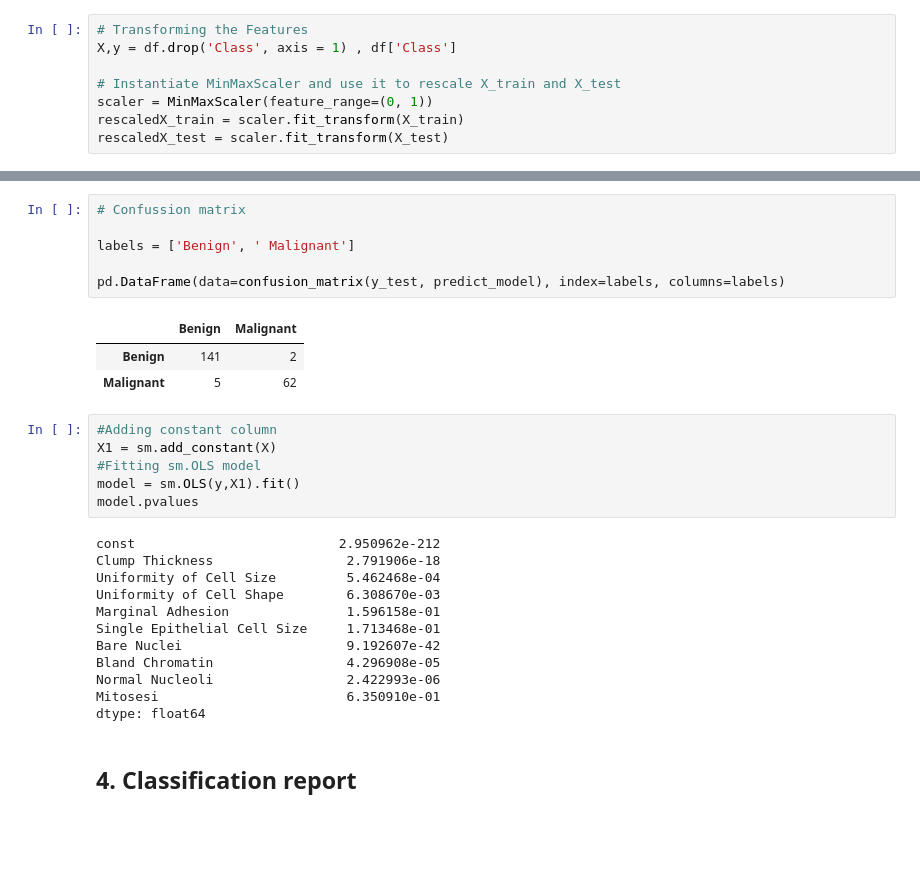
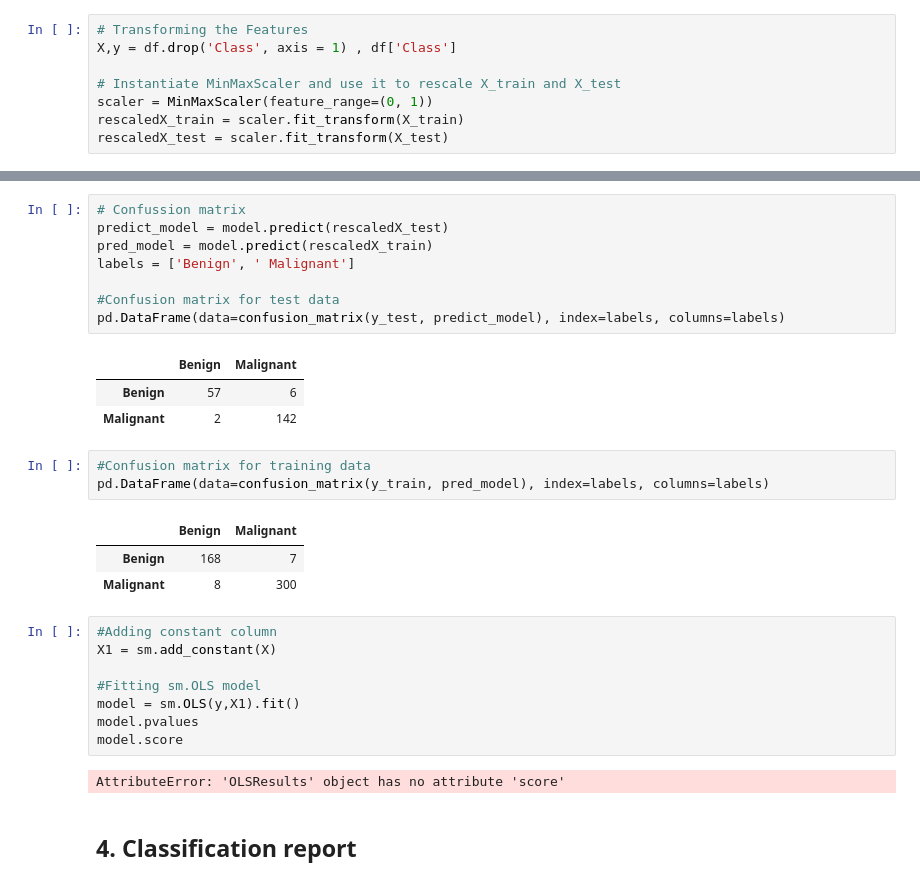
Before and after one commit to Faithie30/PREDICT-BREAST-CANCER, a Jupyter notebook: Breast Cancer Prediction.ipynb, the cells around one changed output, grey strips where cells are left out. Drawn from its saved outputs; the diff is of its cells as text; blank space fills up the shorter version.

```diff
--- a/Breast Cancer Prediction.ipynb
+++ b/Breast Cancer Prediction.ipynb
@@ -114,31 +151,32 @@ predict_model = model.predict(X_test)
 # %%
 # Confussion matrix
-
+predict_model = model.predict(rescaledX_test)
+pred_model = model.predict(rescaledX_train)
 labels = ['Benign', ' Malignant']
 
+#Confusion matrix for test data
 pd.DataFrame(data=confusion_matrix(y_test, predict_model), index=labels, columns=labels)
 # %% [output]
 |  | Benign | Malignant |
-| Benign | 141 | 2 |
-| Malignant | 5 | 62 |
+| Benign | 57 | 6 |
+| Malignant | 2 | 142 |
+# %%
+#Confusion matrix for training data
+pd.DataFrame(data=confusion_matrix(y_train, pred_model), index=labels, columns=labels)
+# %% [output]
+|  | Benign | Malignant |
+| Benign | 168 | 7 |
+| Malignant | 8 | 300 |
 # %%
 #Adding constant column
 X1 = sm.add_constant(X)
+
 #Fitting sm.OLS model
 model = sm.OLS(y,X1).fit()
 model.pvalues
+model.score
 # %% [output]
-const                          2.950962e-212
-Clump Thickness                 2.791906e-18
-Uniformity of Cell Size         5.462468e-04
-Uniformity of Cell Shape        6.308670e-03
-Marginal Adhesion               1.596158e-01
-Single Epithelial Cell Size     1.713468e-01
-Bare Nuclei                     9.192607e-42
-Bland Chromatin                 4.296908e-05
-Normal Nucleoli                 2.422993e-06
-Mitosesi                        6.350910e-01
-dtype: float64
+AttributeError: 'OLSResults' object has no attribute 'score'
 # %% [markdown]
 ## 4. Classification report
 # %%
```
Also changed, not shown: parts of 17 cells of this notebook.
